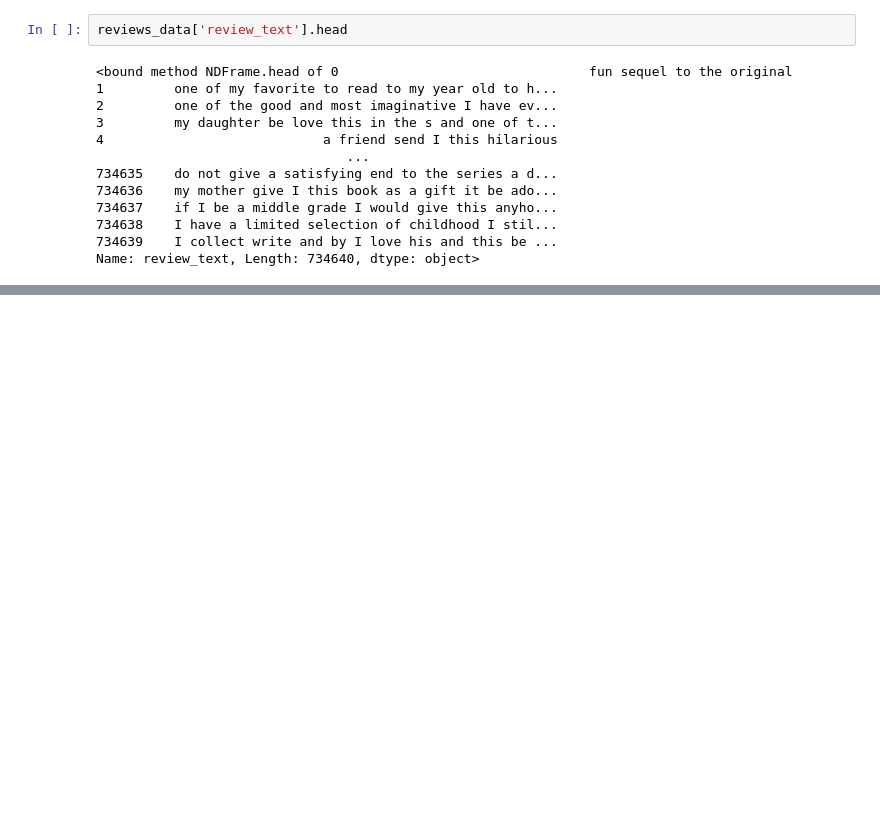
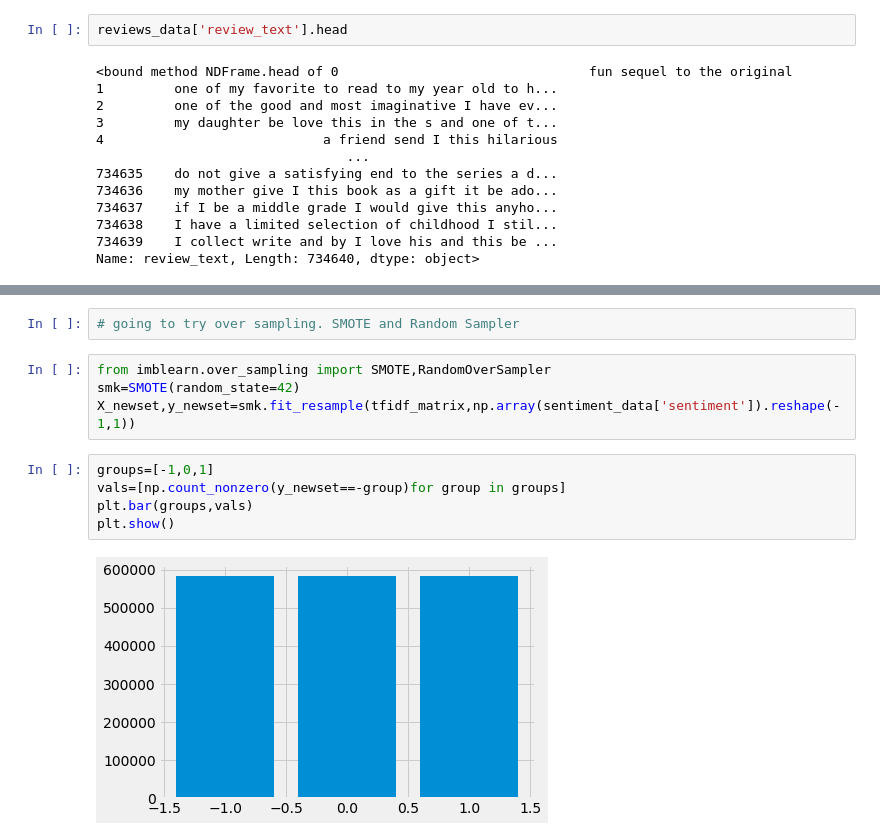
Before and after one commit to RamyaNagarajan88/sentiment_analysis_goodreads, a Jupyter notebook: sentiment_classification.ipynb, the cells around one changed output, grey strips where cells are left out. Drawn from its saved outputs; the diff is of its cells as text; blank space fills up the shorter version.

Commit message:
added functions to balance class using SMOTE

```diff
--- a/sentiment_classification.ipynb
+++ b/sentiment_classification.ipynb
@@ -148,0 +223,13 @@ Name: review_text, Length: 734640, dtype: object>
+# %%
+# going to try over sampling. SMOTE and Random Sampler
+# %%
+from imblearn.over_sampling import SMOTE,RandomOverSampler
+smk=SMOTE(random_state=42)
+X_newset,y_newset=smk.fit_resample(tfidf_matrix,np.array(sentiment_data['sentiment']).reshape(-1,1))
+# %%
+groups=[-1,0,1]
+vals=[np.count_nonzero(y_newset==-group)for group in groups]
+plt.bar(groups,vals)
+plt.show()
+# %% [output]
+[figure, added]
```
Also changed, not shown: parts of 13 cells of this notebook, 1 other file.
